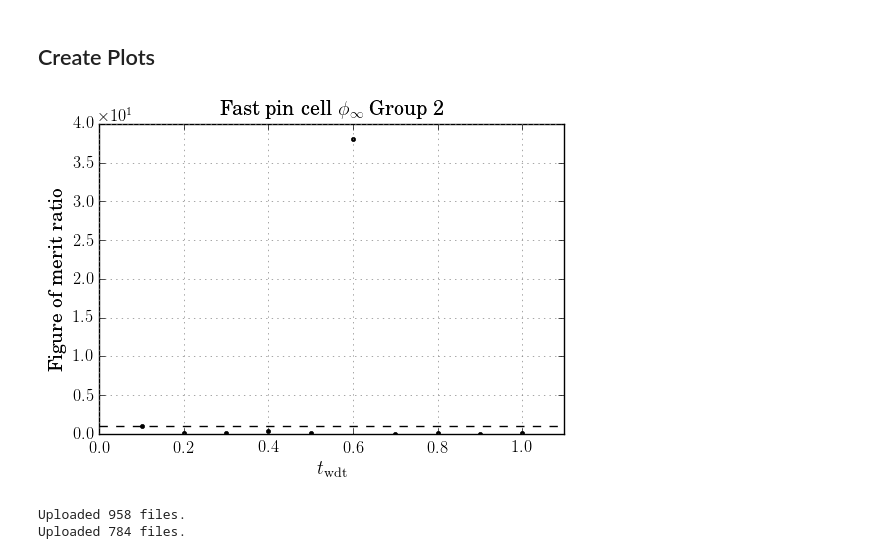
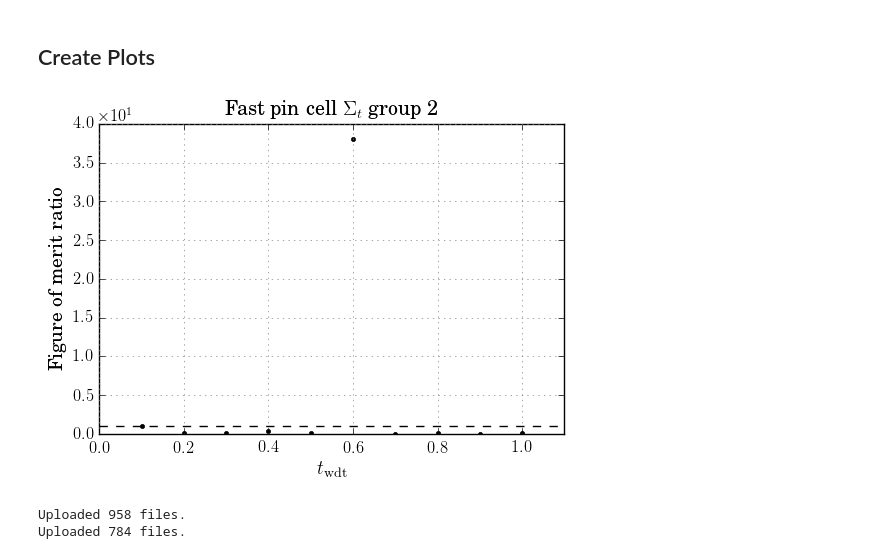
Before and after one commit to JessicaRehak/WDT_Analysis, a Jupyter notebook: Masters Report.ipynb, the cells around one changed output. Drawn from its saved outputs; the diff is of its cells as text; code cells hidden in the pictures.

```diff
--- a/Masters Report.ipynb
+++ b/Masters Report.ipynb
@@ -321,35 +321,35 @@ label_size= 14
 plt.plot(x_fast,ratio,'ko',markersize=6, label='Group 1')
 #plt.plot(x_pwr,ratio2,'kx',ms=6, mew=1.5,label='Group 2')
 #plt.ylim([1.5e5,2e5])
 #plt.xlim([1e4,1e5])
 plt.xlim([0,1.1])
 #plt.ylim([0.99,1.07])
 plt.axhline(y=1.0, color='k',linestyle='--')
 ax = plt.gca()
 plt.rc('font', size=font_size)
 ax.yaxis.get_major_formatter().set_powerlimits((0, 1))
 ax.spines["top"].set_visible(True)
 ax.spines["right"].set_visible(True)
 plt.ylabel('Figure of merit ratio', fontsize=label_size)
 plt.xlabel('$t_{\mathrm{wdt}}$', fontsize=label_size)
 plt.xticks(fontsize=font_size)
 plt.yticks(fontsize=font_size)
 ax.tick_params(axis='y', labelsize=font_size)
 #plt.legend(fontsize=font_size, loc='best',markerscale=2.0)
 line = plt.gca().get_lines()[0]
 line.set_marker('.')
 line.set_color('black')
 L = plt.legend(fontsize=font_size, loc='best',markerscale=1.0)
 #L.get_texts()[0].set_text('No WDT')
 L.set_visible(False)
 
-plt.title('Fast pin cell $\phi_{\infty}$ Group 2')
+plt.title('Fast pin cell $\Sigma_{t}$ group 2')
 plt.grid(True,which='both',color='0.5')
 plt.savefig("/home/josh/repos/masters_thesis/images/results/" + file_name + ".pdf",
            format = 'pdf', bbox_inches='tight')
 plt.show()
 # %% [output]
-[figure, old version]
+[figure, new version]
 # %%
 base = '/home/josh/downloads/scratch/fast_pincell/S0100/'
 x_part = [0.1, 0.6]
```
Also changed, not shown: parts of 21 cells of this notebook, 4 other files.
